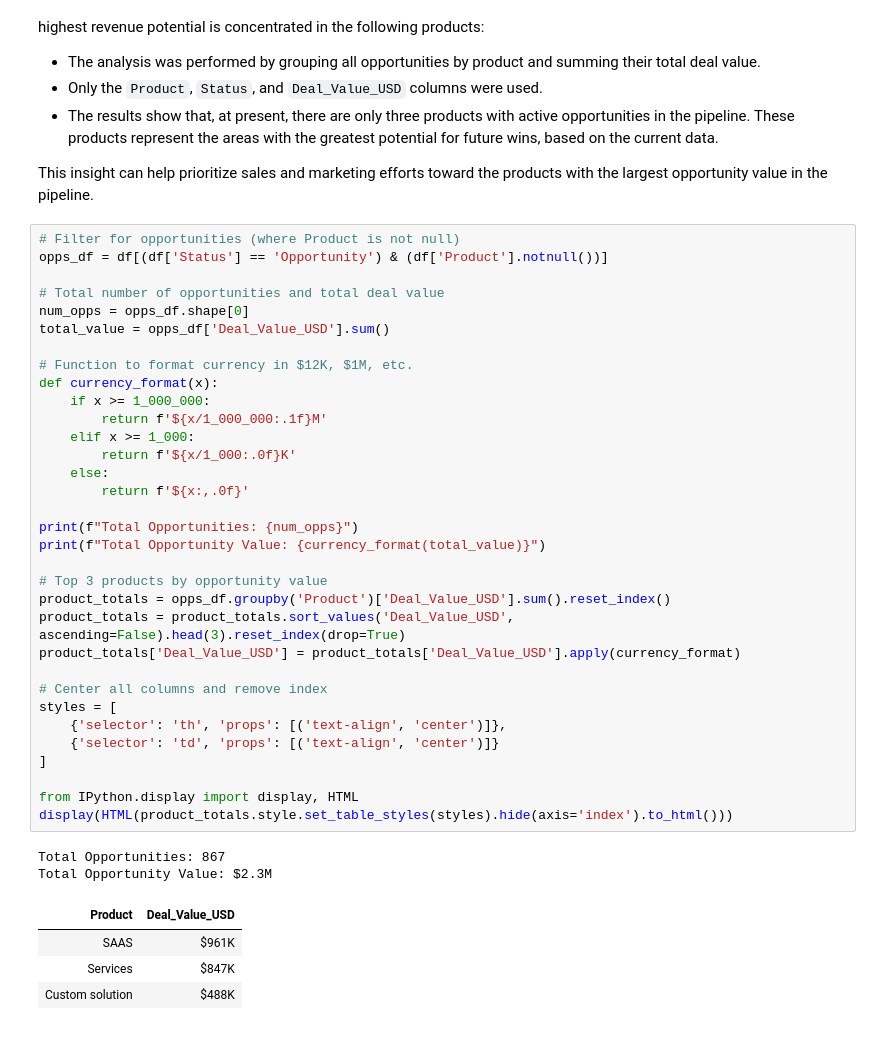
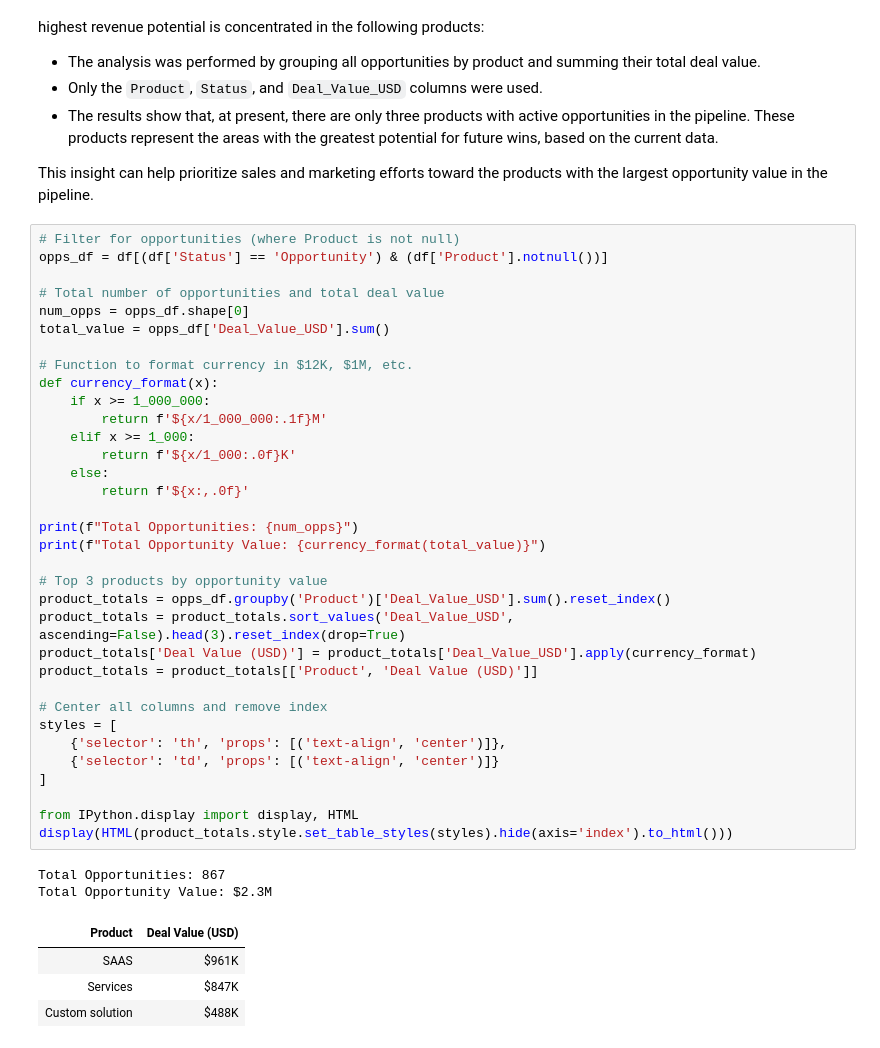
Before and after one commit to FarooqSyed0/CRM_Sales_Pipeline, a Jupyter notebook: src/impact_questions.ipynb, the cells around one changed output. Drawn from its saved outputs; the diff is of its cells as text.

```diff
--- a/src/impact_questions.ipynb
+++ b/src/impact_questions.ipynb
@@ -222,35 +222,36 @@ opps_df = df[(df['Status'] == 'Opportunity') & (df['Product'].notnull())]
 num_opps = opps_df.shape[0]
 total_value = opps_df['Deal_Value_USD'].sum()
 
 # Function to format currency in $12K, $1M, etc.
 def currency_format(x):
     if x >= 1_000_000:
         return f'${x/1_000_000:.1f}M'
     elif x >= 1_000:
         return f'${x/1_000:.0f}K'
     else:
         return f'${x:,.0f}'
 
 print(f"Total Opportunities: {num_opps}")
 print(f"Total Opportunity Value: {currency_format(total_value)}")
 
 # Top 3 products by opportunity value
 product_totals = opps_df.groupby('Product')['Deal_Value_USD'].sum().reset_index()
 product_totals = product_totals.sort_values('Deal_Value_USD', ascending=False).head(3).reset_index(drop=True)
-product_totals['Deal_Value_USD'] = product_totals['Deal_Value_USD'].apply(currency_format)
+product_totals['Deal Value (USD)'] = product_totals['Deal_Value_USD'].apply(currency_format)
+product_totals = product_totals[['Product', 'Deal Value (USD)']]
 
 # Center all columns and remove index
 styles = [
     {'selector': 'th', 'props': [('text-align', 'center')]},
     {'selector': 'td', 'props': [('text-align', 'center')]}
 ]
 
 from IPython.display import display, HTML
 display(HTML(product_totals.style.set_table_styles(styles).hide(axis='index').to_html()))
 # %% [output]
 Total Opportunities: 867
 Total Opportunity Value: $2.3M
-| Product | Deal_Value_USD |
+| Product | Deal Value (USD) |
 | SAAS | $961K |
 | Services | $847K |
 | Custom solution | $488K |
```
